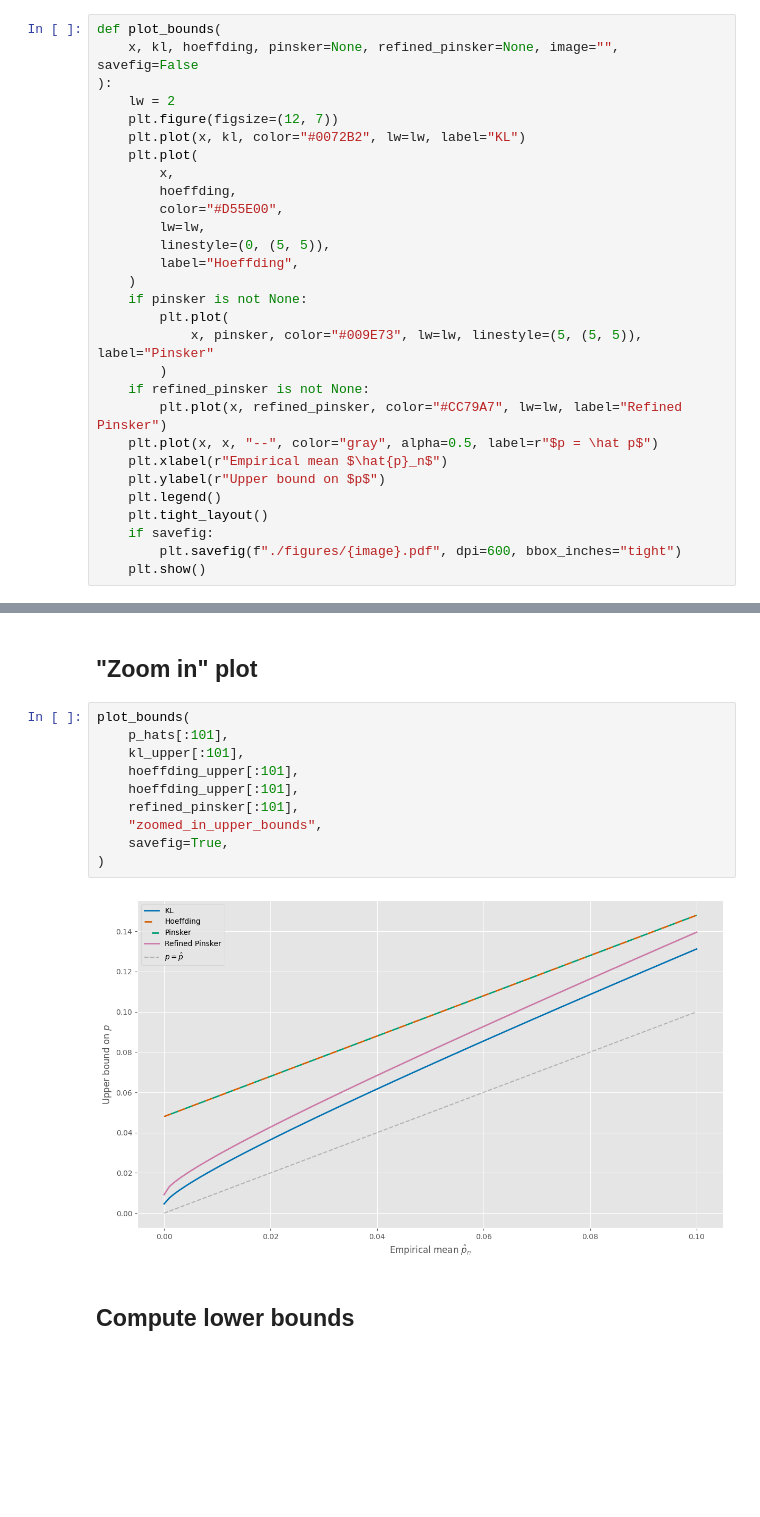
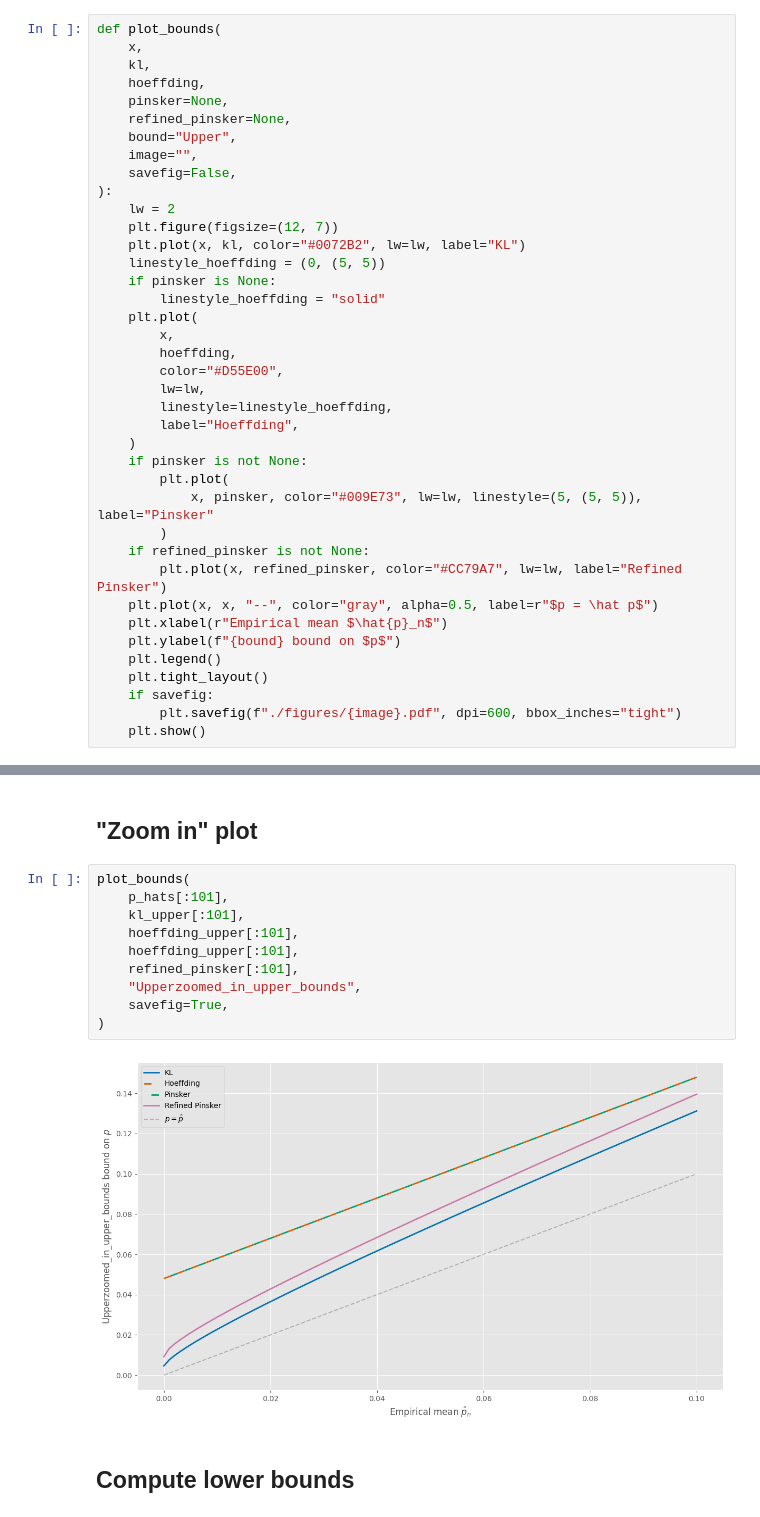
Before and after one commit to carsten-j/MLB, a Jupyter notebook: HA1/exercise2.3.ipynb, the cells around one changed output, grey strips where cells are left out. Saved outputs shown, nothing was run; the diff lists cells and outputs as text; blank space fills up the shorter version.

Commit message:
Exercise 2.3 upper and lower bounds

```diff
--- a/HA1/exercise2.3.ipynb
+++ b/HA1/exercise2.3.ipynb
@@ -40,17 +40,27 @@ refined_pinsker_tmp = (
 refined_pinsker = np.clip(refined_pinsker_tmp, 0.0, 1.0)
 # %%
 def plot_bounds(
-    x, kl, hoeffding, pinsker=None, refined_pinsker=None, image="", savefig=False
+    x,
+    kl,
+    hoeffding,
+    pinsker=None,
+    refined_pinsker=None,
+    bound="Upper",
+    image="",
+    savefig=False,
 ):
     lw = 2
     plt.figure(figsize=(12, 7))
     plt.plot(x, kl, color="#0072B2", lw=lw, label="KL")
+    linestyle_hoeffding = (0, (5, 5))
+    if pinsker is None:
+        linestyle_hoeffding = "solid"
     plt.plot(
         x,
         hoeffding,
         color="#D55E00",
         lw=lw,
-        linestyle=(0, (5, 5)),
+        linestyle=linestyle_hoeffding,
         label="Hoeffding",
     )
     if pinsker is not None:
@@ -61,7 +71,7 @@ def plot_bounds(
         plt.plot(x, refined_pinsker, color="#CC79A7", lw=lw, label="Refined Pinsker")
     plt.plot(x, x, "--", color="gray", alpha=0.5, label=r"$p = \hat p$")
     plt.xlabel(r"Empirical mean $\hat{p}_n$")
-    plt.ylabel(r"Upper bound on $p$")
+    plt.ylabel(f"{bound} bound on $p$")
     plt.legend()
     plt.tight_layout()
     if savefig:
@@ -86,14 +97,14 @@ plot_bounds(
 # %%
 plot_bounds(
     p_hats[:101],
     kl_upper[:101],
     hoeffding_upper[:101],
     hoeffding_upper[:101],
     refined_pinsker[:101],
-    "zoomed_in_upper_bounds",
+    "Upperzoomed_in_upper_bounds",
     savefig=True,
 )
 # %% [output]
-[figure, old version]
+[figure, new version]
 # %% [markdown]
 ## Compute lower bounds
```
Also changed, not shown: parts of 3 cells of this notebook, 6 other files.
